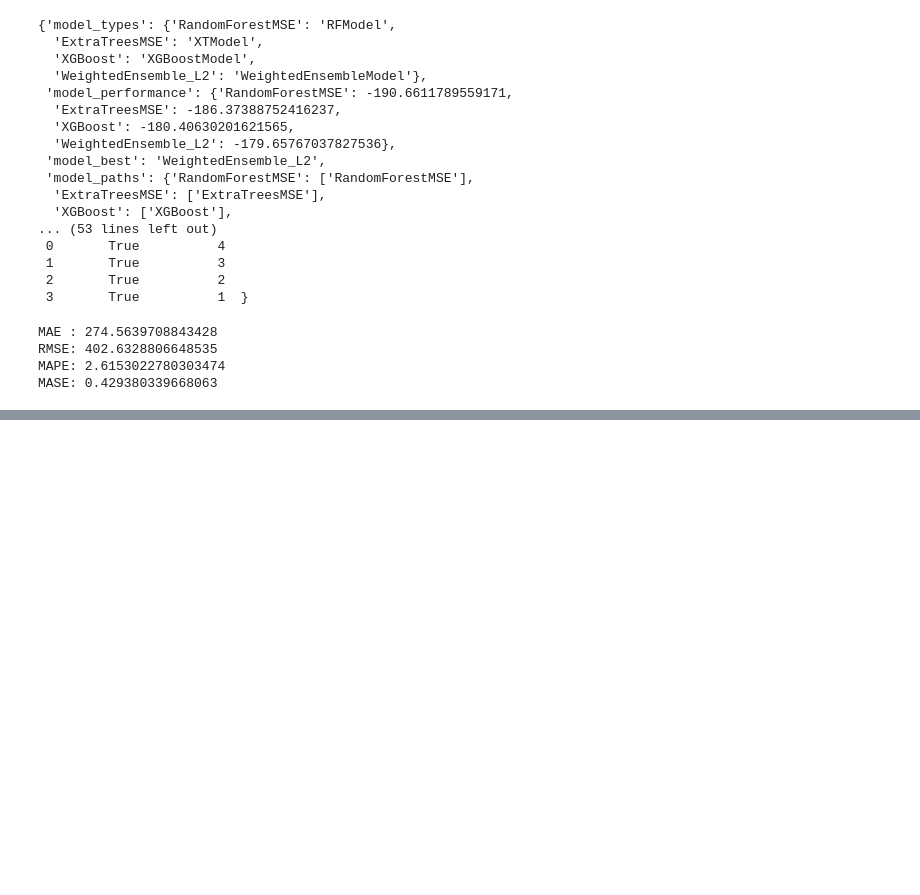
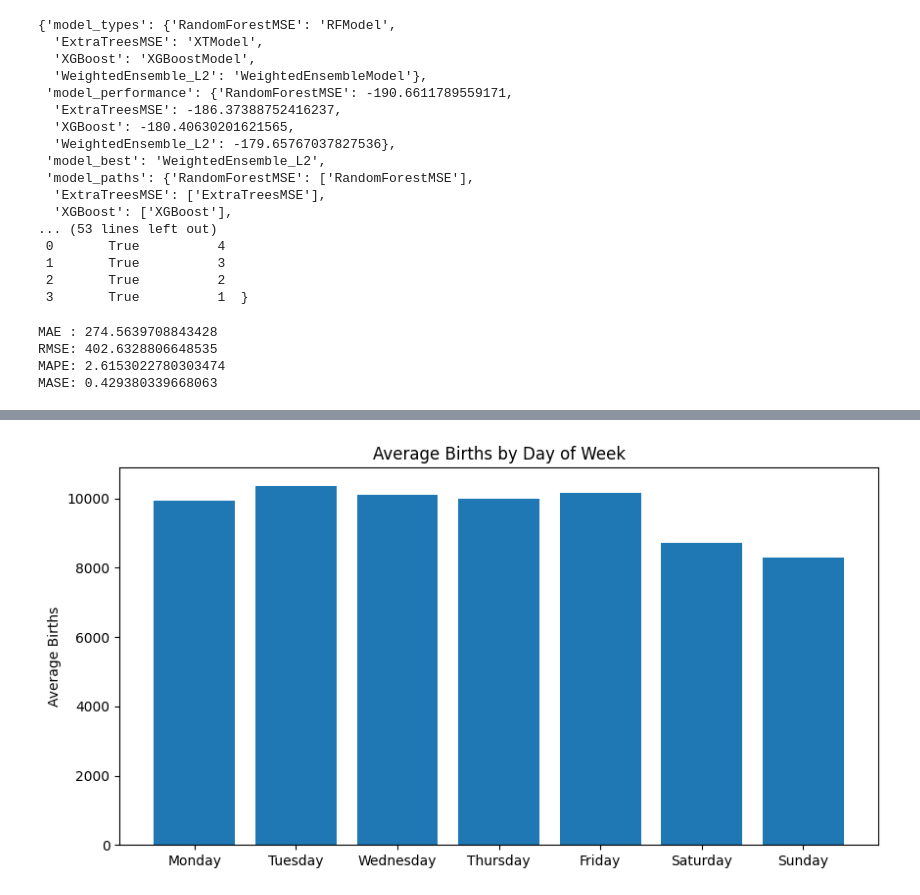
Before and after one commit to parthlearning10-bot/TASK_TIME_SERIES_DATA, a Jupyter notebook: NOTEBOOK/eda.ipynb, the cells around one changed output, grey strips where cells are left out. Cells and saved outputs as stored; diff of their text form; code cells hidden in the pictures; blank space fills up the shorter version.

```diff
--- a/NOTEBOOK/eda.ipynb
+++ b/NOTEBOOK/eda.ipynb
@@ -938,0 +874,24 @@ MASE: 0.429380339668063
+# %%
+births_df["dow"] = births_df["date"].dt.day_name()
+
+dow = births_df.groupby("dow")["births"].mean()
+
+dow = dow.reindex([
+    "Monday",
+    "Tuesday",
+    "Wednesday",
+    "Thursday",
+    "Friday",
+    "Saturday",
+    "Sunday"
+])
+
+plt.figure(figsize=(10,5))
+plt.bar(dow.index, dow.values)
+
+plt.title("Average Births by Day of Week")
+plt.ylabel("Average Births")
+
+plt.show()
+# %% [output]
+[figure, added]
```
Also changed, not shown: parts of 37 cells of this notebook, 2 other files.
